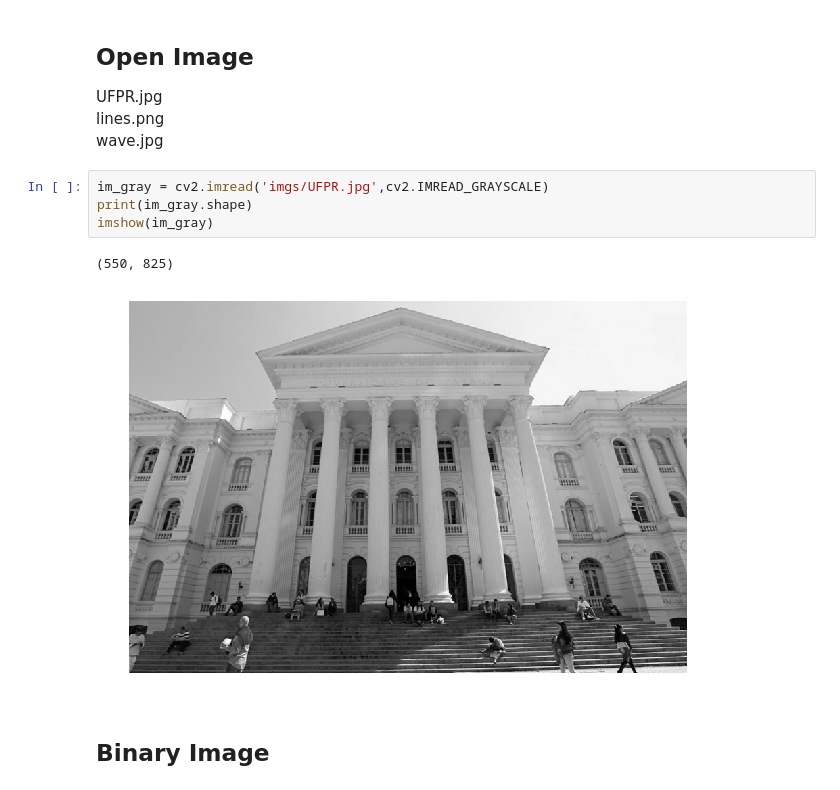
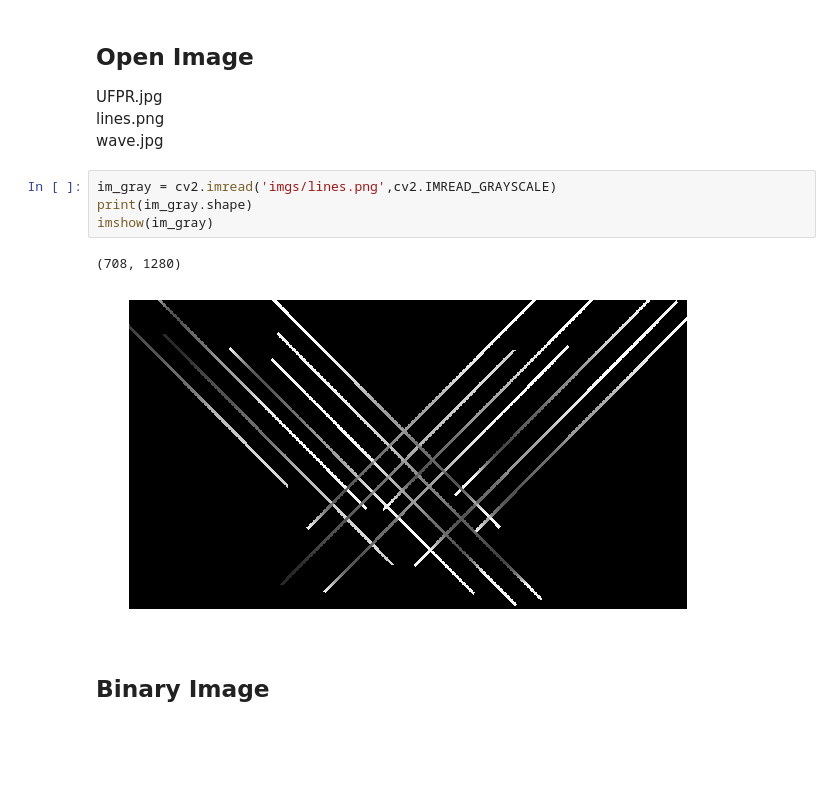
Before and after one commit to cordeirolibel/hough, a Jupyter notebook: hough.ipynb, the cells around one changed output. Cells and saved outputs as stored; diff of their text form; blank space fills up the shorter version.

```diff
--- a/hough.ipynb
+++ b/hough.ipynb
@@ -21,12 +21,12 @@ UFPR.jpg <br>
 lines.png <br>
 wave.jpg
 # %%
-im_gray = cv2.imread('imgs/UFPR.jpg',cv2.IMREAD_GRAYSCALE)
+im_gray = cv2.imread('imgs/lines.png',cv2.IMREAD_GRAYSCALE)
 print(im_gray.shape)
 imshow(im_gray)
 # %% [output]
-(550, 825)
+(708, 1280)
-[figure, old version]
+[figure, new version]
 # %% [markdown]
 ## Binary Image
 # %%
```
Also changed, not shown: parts of 23 cells of this notebook, 3 other files.
